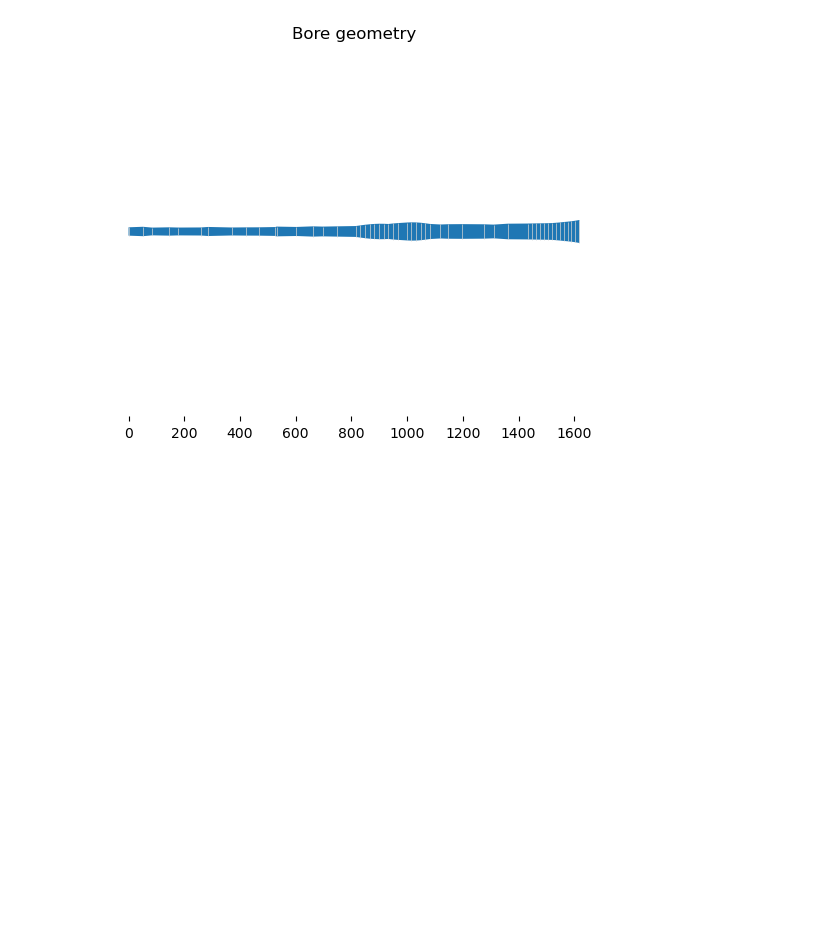
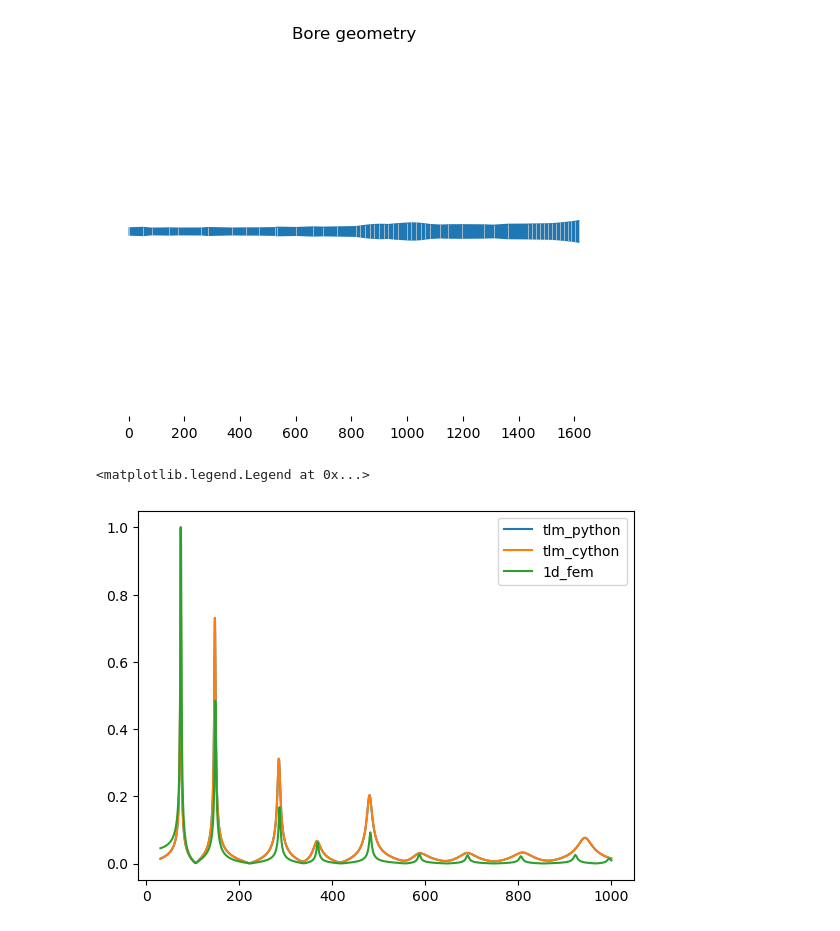
Before and after one commit to Didgitaldoo/didge-lab, a Jupyter notebook: examples/acoustical_simulations.ipynb, the cells around one changed output. Saved outputs shown, nothing was run; the diff lists cells and outputs as text; code cells hidden in the pictures; blank space fills up the shorter version.

```diff
--- a/examples/acoustical_simulations.ipynb
+++ b/examples/acoustical_simulations.ipynb
@@ -15,6 +15,13 @@ plot_bore(geo)
 # %%
 simulation_methods = ["tlm_python", "tlm_cython", "1d_fem"]
 frequencies = get_log_simulation_frequencies(30, 1000, 5)
 impedances = []
 for sm in simulation_methods:
-    imp = acoustical_simulation(geo, frequencies, simulation_backend=sm)
+    imp = acoustical_simulation(geo, frequencies, simulation_method=sm)
+    imp /= imp.max()
+    impedances.append(imp)
+    plt.plot(frequencies, imp, label=sm)
+plt.legend()
+# %% [output]
+<matplotlib.legend.Legend at 0x...>
+[figure, added]
```
Also changed, not shown: parts of 1 cell of this notebook, 1 other file.
